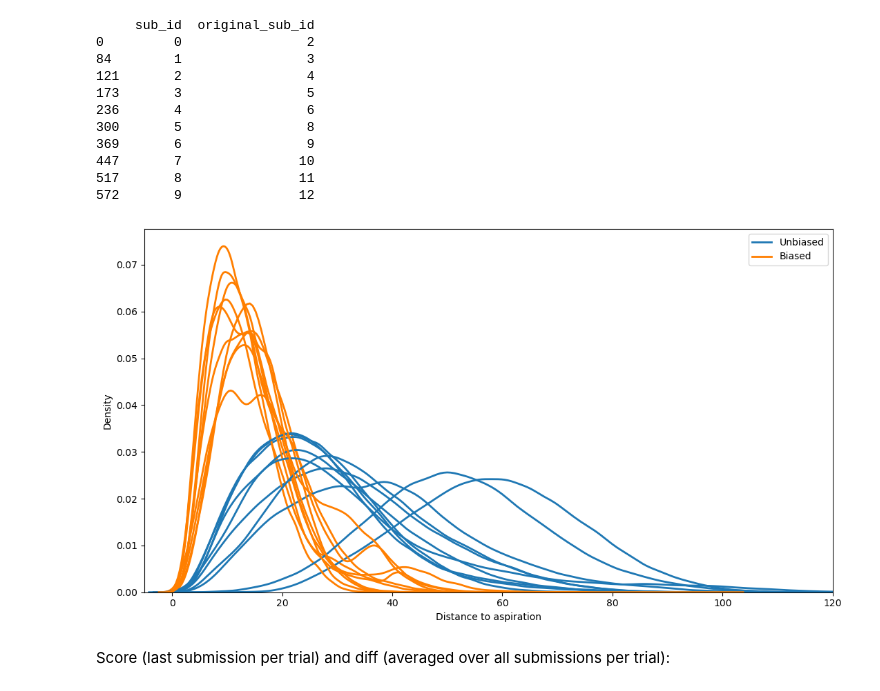
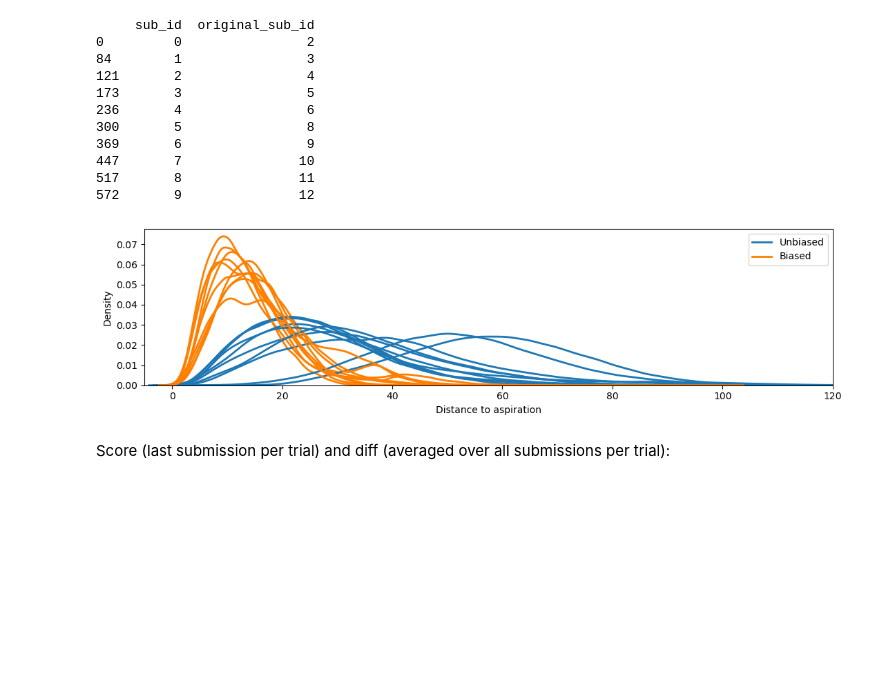
Before and after one commit to rameshsrinivasanuci/multiobjective, a Jupyter notebook: chi_figures.ipynb, the cells around one changed output. Drawn from its saved outputs; the diff is of its cells as text; code cells hidden in the pictures; blank space fills up the shorter version.

```diff
--- a/chi_figures.ipynb
+++ b/chi_figures.ipynb
@@ -430,7 +428,7 @@ print(subject_mapping)
 517       8               11
 572       9               12
 # %%
-fig, ax = plt.subplots(figsize=(11, 6))
+fig, ax = plt.subplots(figsize=(11, 3))
 
 for i, row in enumerate(subject_mapping.itertuples(index=False)):
     sub_id = int(row.sub_id)
@@ -483,35 +481,35 @@ for i, row in enumerate(subject_mapping.itertuples(index=False)):
 
     distances_unbiased = np.concatenate(distances_unbiased)
     distances_biased = np.concatenate(distances_biased)
 
     sns.kdeplot(
         distances_unbiased,
         ax=ax,
         fill=False,
         color=PAIRED_10[1],
         linewidth=2,
         label="Unbiased" if i == 0 else None,
     )
     sns.kdeplot(
         distances_biased,
         ax=ax,
         fill=False,
         color=PAIRED_10[7],
         # linestyle="--",
         linewidth=2,
         label="Biased" if i == 0 else None,
     )
     # ax.set_ylim(0, 0.077)
     ax.set_xlim(-5, 120)
 
     ax.set_xlabel("Distance to aspiration")
     ax.set_ylabel("Density")
     ax.legend()
 
 plt.tight_layout()
-plt.show()
+fig.savefig("dist.png", dpi=300, bbox_inches="tight")
 # %% [output]
-[figure, old version]
+[figure, new version]
 # %% [markdown]
 Score (last submission per trial) and diff (averaged over all submissions per trial):
 # %%
```
Also changed, not shown: parts of 5 cells of this notebook.
